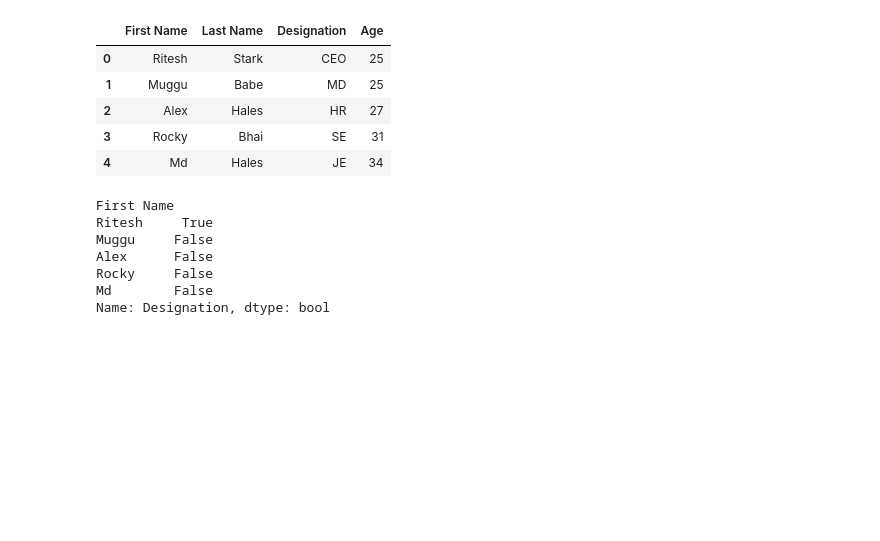
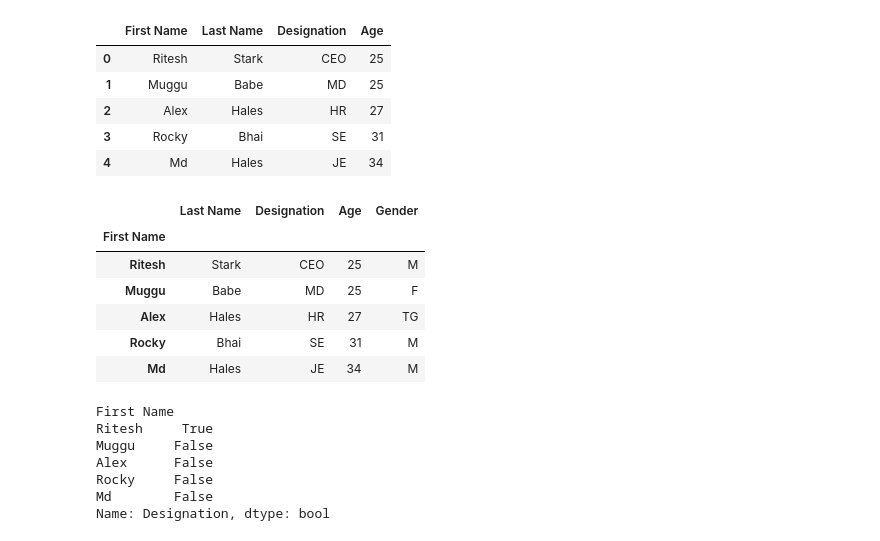
Before and after one commit to the-mahapurush/Pandas-for-Data-Analysis, a Jupyter notebook: Learn Pandas S01E02.ipynb, the cells around one changed output. Cells and saved outputs as stored; diff of their text form; code cells hidden in the pictures; blank space fills up the shorter version.

```diff
--- a/Learn Pandas S01E02.ipynb
+++ b/Learn Pandas S01E02.ipynb
@@ -146,6 +146,16 @@ df
 df["Gender"]=df2['Gender']
 # %%
 df.set_index("First Name", inplace=True)
+# %%
+df
+# %% [output]
+|  | Last Name | Designation | Age | Gender |
+| First Name |  |  |  |  |
+| Ritesh | Stark | CEO | 25 | M |
+| Muggu | Babe | MD | 25 | F |
+| Alex | Hales | HR | 27 | TG |
+| Rocky | Bhai | SE | 31 | M |
+| Md | Hales | JE | 34 | M |
 # %%
 df['Designation']=='CEO'
 # %% [output]
```
Also changed, not shown: parts of 8 cells of this notebook, 1 other file.
